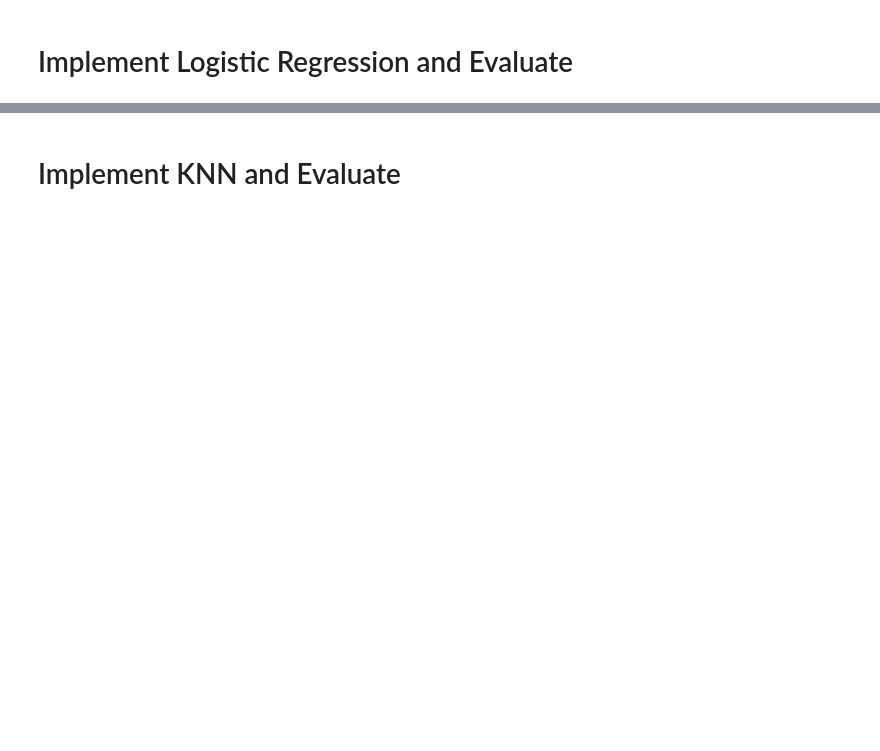
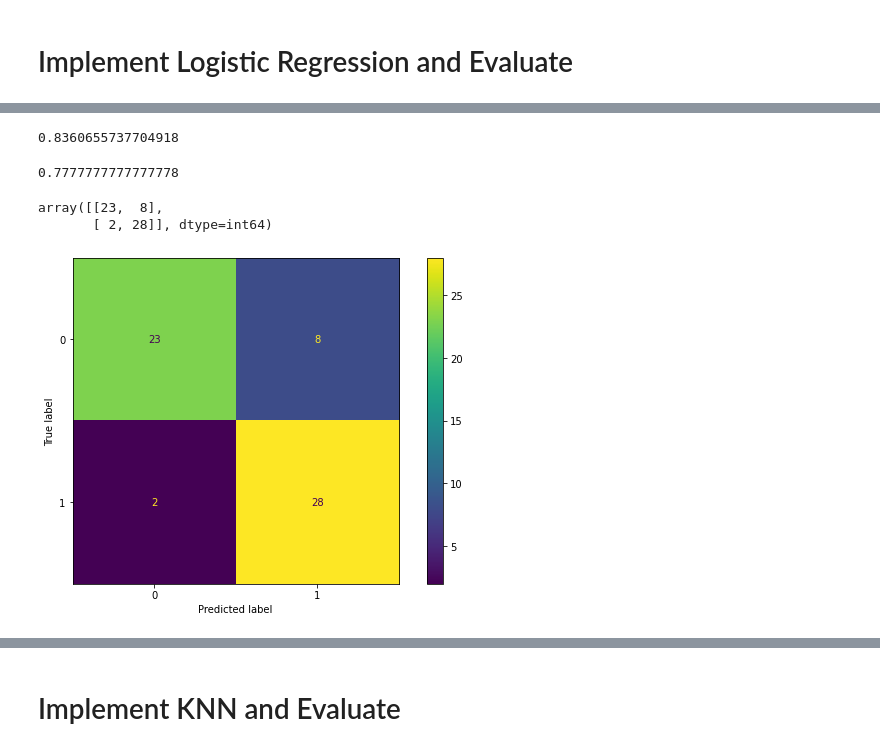
Before and after one commit to frkks/Data-Sc-ence, a Jupyter notebook: Machine Learning/Assigments/ML - Assigment-2 (Heart Stroke Prediction)(ML 1022 EU)/Heart_Stroke_Prediction_lab.ipynb, the cells around one changed output, grey strips where cells are left out. Cells and saved outputs as stored; diff of their text form; code cells hidden in the pictures; blank space fills up the shorter version.

```diff
--- a/Machine Learning/Assigments/ML - Assigment-2 (Heart Stroke Prediction)(ML 1022 EU)/Heart_Stroke_Prediction_lab.ipynb
+++ b/Machine Learning/Assigments/ML - Assigment-2 (Heart Stroke Prediction)(ML 1022 EU)/Heart_Stroke_Prediction_lab.ipynb
@@ -144,2 +166,7 @@ False
+# %%
+scaler = StandardScaler()
+# %%
+X_train_scaled = scaler.fit_transform(X_train)
+X_test_scaled = scaler.transform(X_test)
 # %% [markdown]
 # Implement Logistic Regression and Evaluate
@@ -145,0 +175,2 @@ False
+# %%
+log_model = LogisticRegression()
@@ -145,0 +309,8 @@ False
+# %%
+accuracy_score(y_test,y_pred)
+# %% [output]
+0.8360655737704918
+# %%
+precision_score(y_test, y_pred)
+# %% [output]
+0.7777777777777778
@@ -145,0 +319,9 @@ False
+# %%
+confusion_matrix(y_test,y_pred)
+# %% [output]
+array([[23,  8],
+       [ 2, 28]], dtype=int64)
+# %%
+plot_confusion_matrix(log_model, X_test_scaled, y_test);
+# %% [output]
+[figure, added]
```
Also changed, not shown: parts of 122 cells of this notebook, 13 other files.
